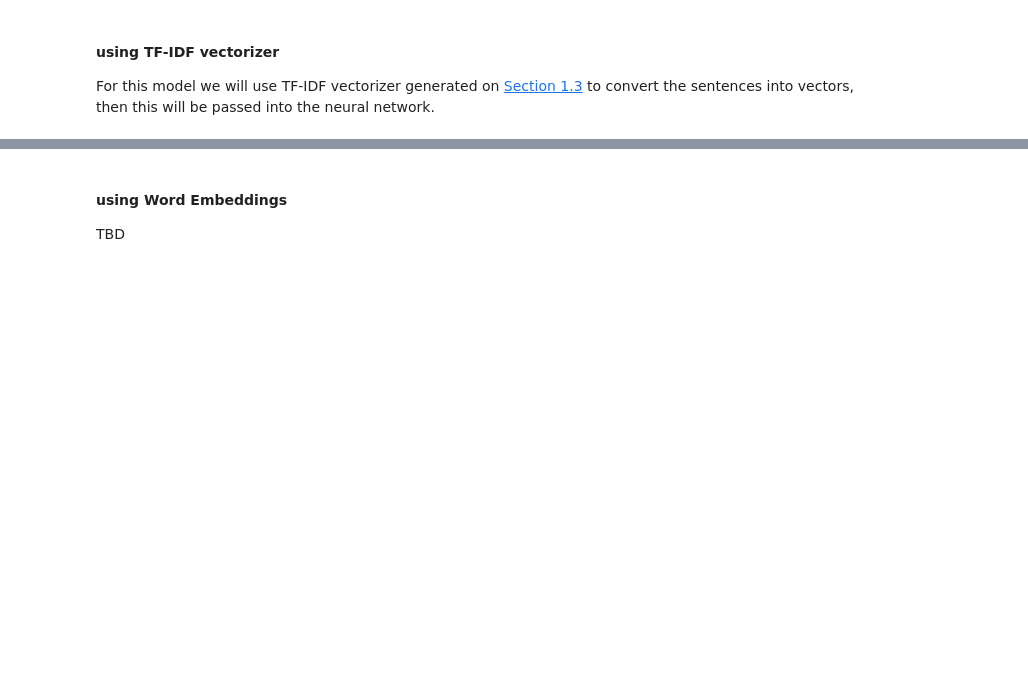
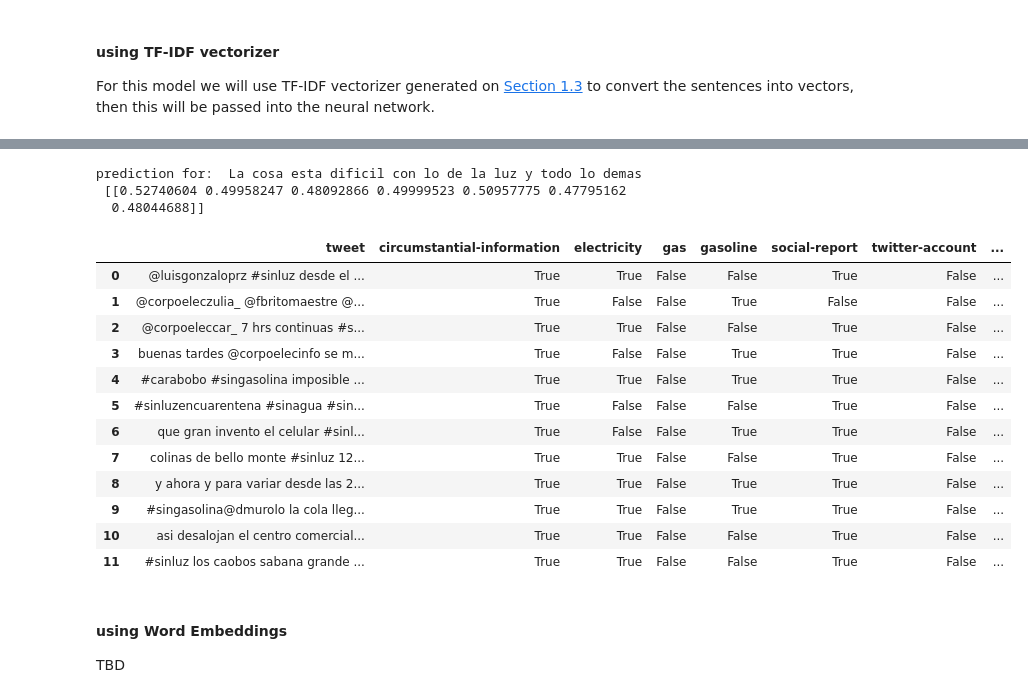
Before and after one commit to code-for-venezuela/c4v-py, a Jupyter notebook: creating_models/Multi-label Classification.ipynb, the cells around one changed output, grey strips where cells are left out. Cells and saved outputs as stored; diff of their text form; code cells hidden in the pictures; blank space fills up the shorter version.

```diff
--- a/creating_models/Multi-label Classification.ipynb
+++ b/creating_models/Multi-label Classification.ipynb
@@ -415,3 +478,30 @@ tw_doc_vector
+# %%
+tw_doc
+tw_doc_vector
+tw_pred = model.predict([tw_doc_vector])
+print('prediction for: ', tw_doc, '\n', tw_pred)
+
+pd_pred_prob = pd.DataFrame(nn_predictions, columns = tweets.columns.values[1:])
+pd_pred = pd_pred_prob.copy() >= 0.5
+pd_pred.insert(0, 'tweet', test_text)
+pd_pred
+# %% [output]
+prediction for:  La cosa esta dificil con lo de la luz y todo lo demas
+ [[0.52740604 0.49958247 0.48092866 0.49999523 0.50957775 0.47795162
+  0.48044688]]
+|  | tweet | circumstantial-information | electricity | gas | gasoline | social-report | twitter-account | ... |
+| 0 | @luisgonzaloprz #sinluz desde el ... | True | True | False | False | True | False | ... |
+| 1 | @corpoeleczulia_ @fbritomaestre @... | True | False | False | True | False | False | ... |
+| 2 | @corpoeleccar_ 7 hrs continuas #s... | True | True | False | False | True | False | ... |
+| 3 | buenas tardes @corpoelecinfo se m... | True | False | False | True | True | False | ... |
+| 4 | #carabobo #singasolina imposible ... | True | True | False | True | True | False | ... |
+| 5 | #sinluzencuarentena #sinagua #sin... | True | False | False | False | True | False | ... |
+| 6 | que gran invento el celular #sinl... | True | False | False | True | True | False | ... |
+| 7 | colinas de bello monte #sinluz 12... | True | True | False | False | True | False | ... |
+| 8 | y ahora y para variar desde las 2... | True | True | False | True | True | False | ... |
+| 9 | #singasolina@dmurolo la cola lleg... | True | True | False | True | True | False | ... |
+| 10 | asi desalojan el centro comercial... | True | True | False | False | True | False | ... |
+| 11 | #sinluz los caobos sabana grande ... | True | True | False | False | True | False | ... |
 # %% [markdown]
 #### using Word Embeddings
 
```
Also changed, not shown: parts of 6 cells of this notebook.
